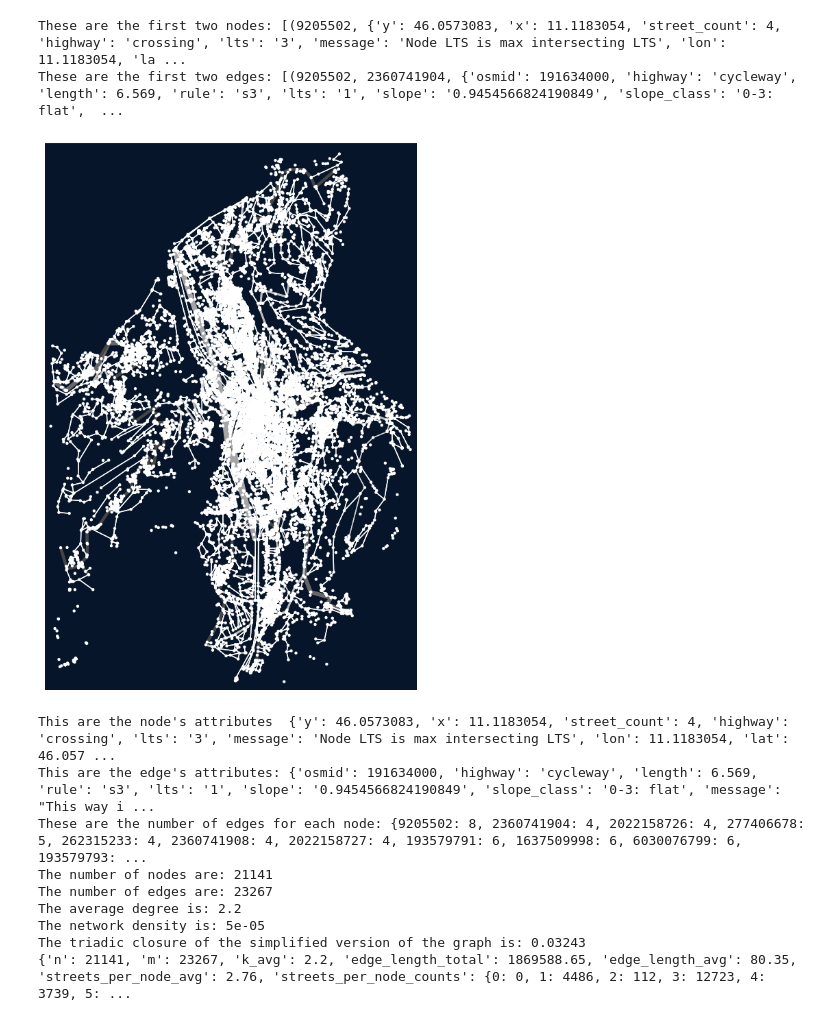
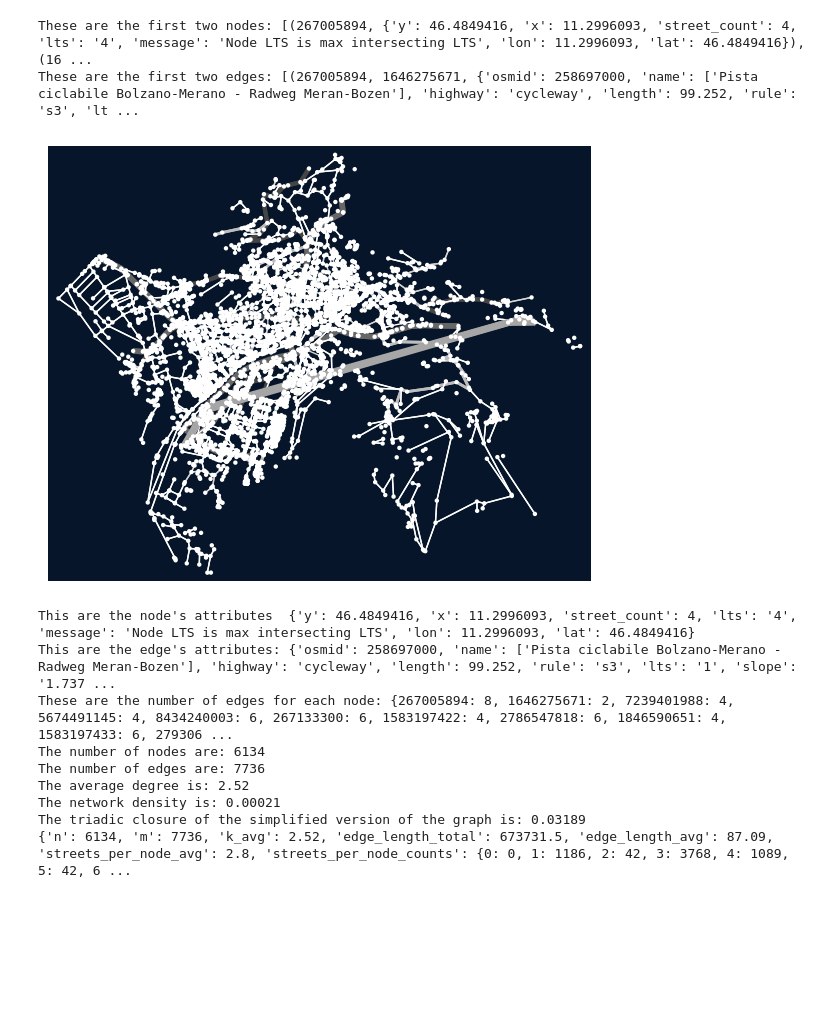
Before and after one commit to dclfbk/LTSBikePlan, a Jupyter notebook: code/explorative_spatial_data_analysis.ipynb, the cells around one changed output. Drawn from its saved outputs; the diff is of its cells as text; code cells hidden in the pictures; blank space fills up the shorter version.

```diff
--- a/code/explorative_spatial_data_analysis.ipynb
+++ b/code/explorative_spatial_data_analysis.ipynb
@@ -11,7 +11,7 @@ import collections
 import matplotlib.patches as mpatches
 
 base_path = "/Users/leonardo/Desktop/Tesi/LTSBikePlan/images"
-city_name = "Trento"
+city_name = "Bolzano"
 
 # Create the path for the new folder
 city_folder_path = os.path.join(base_path, city_name)
@@ -21,7 +21,7 @@ if not os.path.exists(city_folder_path):
     os.makedirs(city_folder_path)
 
 # Load data
-filepath = "/Users/leonardo/Desktop/Tesi/LTSBikePlan/data/Trento_lts.graphml"
+filepath = "/Users/leonardo/Desktop/Tesi/LTSBikePlan/data/Bolzano_lts.graphml"
 G_lts = ox.load_graphml(filepath)
 G_lts = ox.project_graph(G_lts, to_crs='EPSG:4326')
 crs = G_lts.graph['crs']
@@ -82,45 +82,45 @@ print("This are the edge's attributes:", edge_attributes)
 degrees = dict(G_lts.degree())
 print("These are the number of edges for each node:", degrees)
 
 ## Function to round values in a dictionary
 def round_dict_values(d):
     for key, value in d.items():
         if isinstance(value, float):
             d[key] = round(value, 2)
         elif isinstance(value, dict):
             d[key] = round_dict_values(value)
     return d
 
 ## Network density:
 density = nx.density(G_lts)
 
 ## Triadic closure:
 G_simple = nx.Graph(G_lts)
 triadic_closure = nx.transitivity(G_simple)
 
 ## Some stats about the graph
 stats = ox.basic_stats(G_lts)
 
 ## Print results
 print(f'The number of nodes are: {num_nodes}')
 print(f'The number of edges are: {num_edges}')
 print(f'The average degree is: {round(sum(degrees.values()) / len(degrees), 2)}')
 print(f'The network density is: {round(density,5)}')
 print(f'The triadic closure of the simplified version of the graph is: {round(triadic_closure,5)}')
 print(round_dict_values(stats))
 # %% [output]
-These are the first two nodes: [(9205502, {'y': 46.0573083, 'x': 11.1183054, 'street_count': 4, 'highway': 'crossing', 'lts': '3', 'message': 'Node LTS is max intersecting LTS', 'lon': 11.1183054, 'la ...
-These are the first two edges: [(9205502, 2360741904, {'osmid': 191634000, 'highway': 'cycleway', 'length': 6.569, 'rule': 's3', 'lts': '1', 'slope': '0.9454566824190849', 'slope_class': '0-3: flat',  ...
+These are the first two nodes: [(267005894, {'y': 46.4849416, 'x': 11.2996093, 'street_count': 4, 'lts': '4', 'message': 'Node LTS is max intersecting LTS', 'lon': 11.2996093, 'lat': 46.4849416}), (16 ...
+These are the first two edges: [(267005894, 1646275671, {'osmid': 258697000, 'name': ['Pista ciclabile Bolzano-Merano - Radweg Meran-Bozen'], 'highway': 'cycleway', 'length': 99.252, 'rule': 's3', 'lt ...
-[figure, old version]
+[figure, new version]
-This are the node's attributes  {'y': 46.0573083, 'x': 11.1183054, 'street_count': 4, 'highway': 'crossing', 'lts': '3', 'message': 'Node LTS is max intersecting LTS', 'lon': 11.1183054, 'lat': 46.057 ...
-This are the edge's attributes: {'osmid': 191634000, 'highway': 'cycleway', 'length': 6.569, 'rule': 's3', 'lts': '1', 'slope': '0.9454566824190849', 'slope_class': '0-3: flat', 'message': "This way i ...
-These are the number of edges for each node: {9205502: 8, 2360741904: 4, 2022158726: 4, 277406678: 5, 262315233: 4, 2360741908: 4, 2022158727: 4, 193579791: 6, 1637509998: 6, 6030076799: 6, 193579793: ...
-The number of nodes are: 21141
-The number of edges are: 23267
-The average degree is: 2.2
-The network density is: 5e-05
-The triadic closure of the simplified version of the graph is: 0.03243
-{'n': 21141, 'm': 23267, 'k_avg': 2.2, 'edge_length_total': 1869588.65, 'edge_length_avg': 80.35, 'streets_per_node_avg': 2.76, 'streets_per_node_counts': {0: 0, 1: 4486, 2: 112, 3: 12723, 4: 3739, 5: ...
+This are the node's attributes  {'y': 46.4849416, 'x': 11.2996093, 'street_count': 4, 'lts': '4', 'message': 'Node LTS is max intersecting LTS', 'lon': 11.2996093, 'lat': 46.4849416}
+This are the edge's attributes: {'osmid': 258697000, 'name': ['Pista ciclabile Bolzano-Merano - Radweg Meran-Bozen'], 'highway': 'cycleway', 'length': 99.252, 'rule': 's3', 'lts': '1', 'slope': '1.737 ...
+These are the number of edges for each node: {267005894: 8, 1646275671: 2, 7239401988: 4, 5674491145: 4, 8434240003: 6, 267133300: 6, 1583197422: 4, 2786547818: 6, 1846590651: 4, 1583197433: 6, 279306 ...
+The number of nodes are: 6134
+The number of edges are: 7736
+The average degree is: 2.52
+The network density is: 0.00021
+The triadic closure of the simplified version of the graph is: 0.03189
+{'n': 6134, 'm': 7736, 'k_avg': 2.52, 'edge_length_total': 673731.5, 'edge_length_avg': 87.09, 'streets_per_node_avg': 2.8, 'streets_per_node_counts': {0: 0, 1: 1186, 2: 42, 3: 3768, 4: 1089, 5: 42, 6 ...
 # %%
 def plot_road_orientation(road, title='Street Network Orientation'):
     """
```
Also changed, not shown: parts of 1 cell of this notebook, 38 other files.
